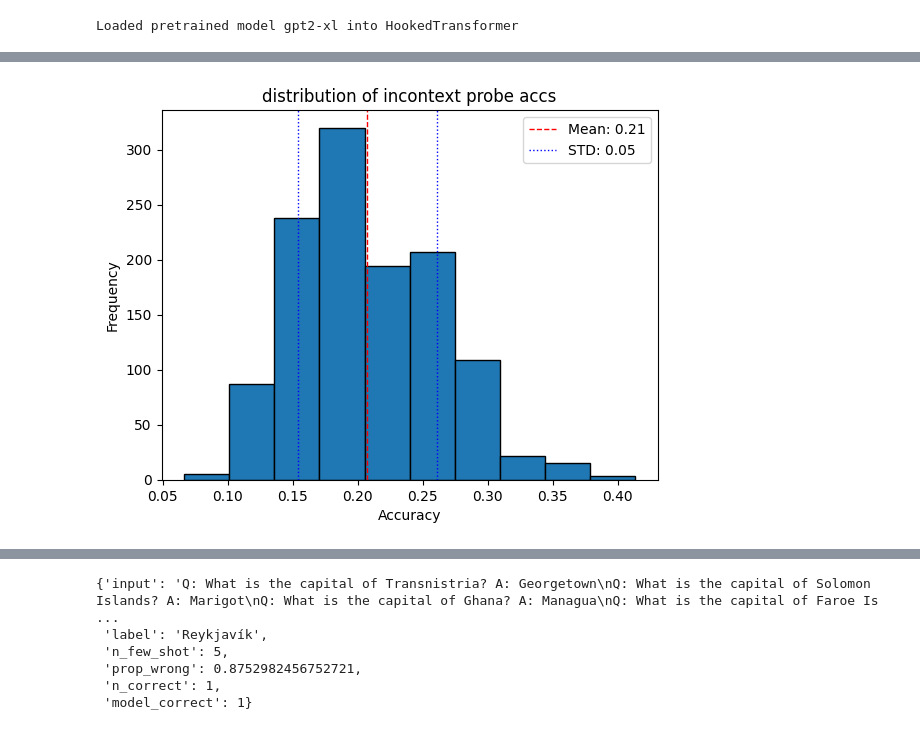
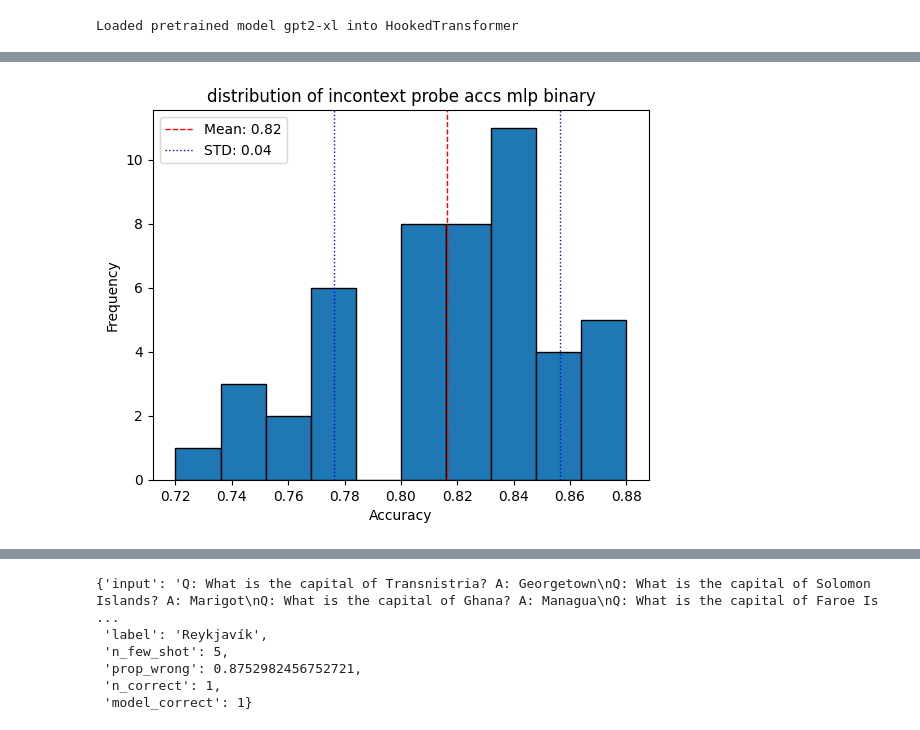
Before and after one commit to Wanff/iti_hack, a Jupyter notebook: incontext_probe.ipynb, the cells around one changed output, grey strips where cells are left out. Cells and saved outputs as stored; diff of their text form; code cells hidden in the pictures.

```diff
--- a/incontext_probe.ipynb
+++ b/incontext_probe.ipynb
@@ -368,2 +439,9 @@ nin_d = NumCorrectIncontextProbeDataset(capitals_dataset, model, "gpt2xl_capital
 # %%
 # all_head_accs_np = nin_d.train_probes(test_ratio = 0.3, id = "saga_1000")
+# a, b, c = nin_d.gen_acts(id = "capitals_nind_amr")
+
+nin_d = NumCorrectIncontextProbeDataset(capitals_dataset, model, id = "capitals_nind_amr", acts_to_load = ["attn_head", "mlp", "resid"])
+# %%
+# X_train, X_test, y_train, y_test  = nin_d.get_train_test_split(test_ratio = 0.3, label_type = "proportion", act_type = "attn")
+# all_head_accs_np = nin_d.train_probes(test_ratio = 0.2, id = "mse_prop_mlp", label_type = "proportion", act_type = "mlp")
+all_head_accs_np = nin_d.train_probes(test_ratio = 0.2, id = None, save_probes = False, label_type = "binary", act_type = "attn")
@@ -419,34 +520,34 @@ for i, clf in tqdm(enumerate(nin_d.probes)):
 # %%
 import numpy as np
 import matplotlib.pyplot as plt
 
 def histogram(arr, title):
 
     mean_tqa = np.mean(arr)
     std_tqa = np.std(arr)
 
     # Plot histogram
     plt.hist(arr, bins=10, edgecolor='black')
 
     # Add vertical lines for mean and standard deviation
     plt.axvline(mean_tqa, color='r', linestyle='dashed', linewidth=1, label=f'Mean: {mean_tqa:.2f}')
     plt.axvline(mean_tqa - std_tqa, color='b', linestyle='dotted', linewidth=1, label=f'STD: {std_tqa:.2f}')
     plt.axvline(mean_tqa + std_tqa, color='b', linestyle='dotted', linewidth=1)
 
     # Set title and labels
     plt.title(title)
     plt.xlabel('Accuracy')
     plt.ylabel('Frequency')
 
     # Add a legend
     plt.legend()
 
     # Show plot
     plt.show()
 
-histogram(all_head_accs_np, title = "distribution of incontext probe accs")
+histogram(all_head_accs_np, title = "distribution of incontext probe accs mlp binary")
 # %% [output]
-[figure, old version]
+[figure, new version]
 # %%
 # a = -np.sort(-all_head_accs_np.reshape(nin_d.model.cfg.n_layers, nin_d.model.cfg.n_heads), axis = 1)
 #layer 21, head 13
```
Also changed, not shown: parts of 18 cells of this notebook, 3 other files.
